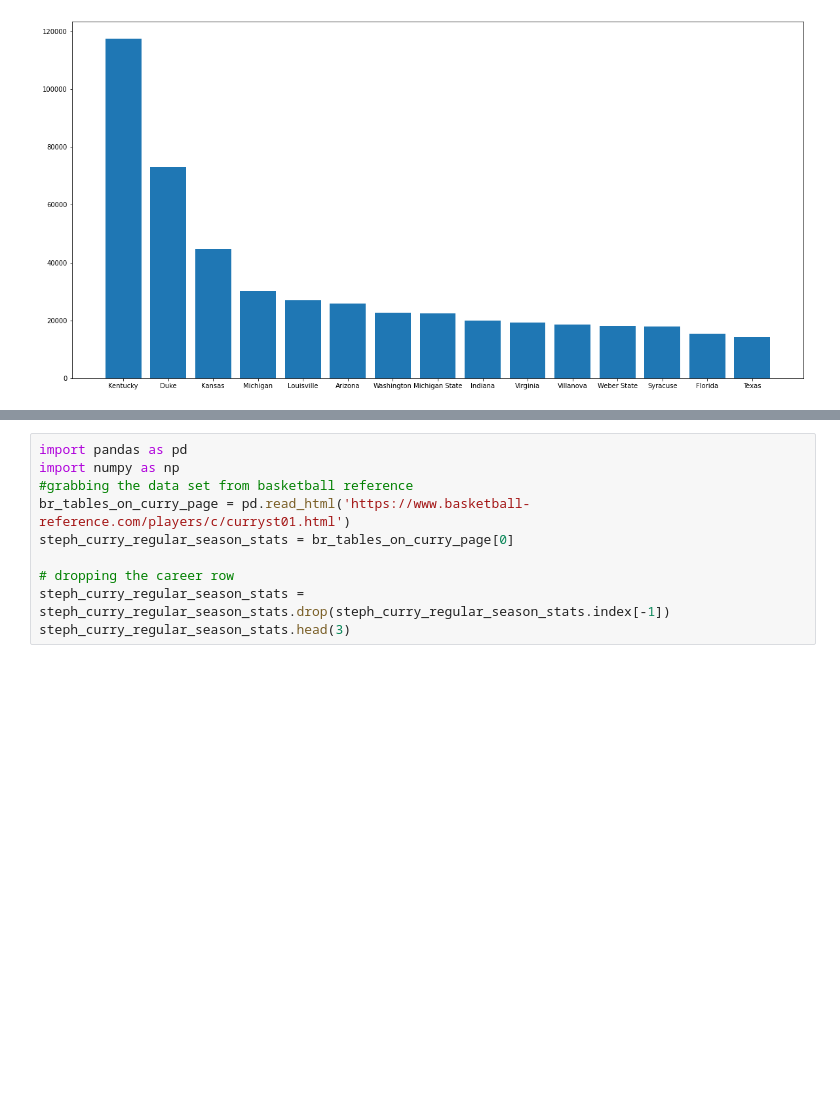
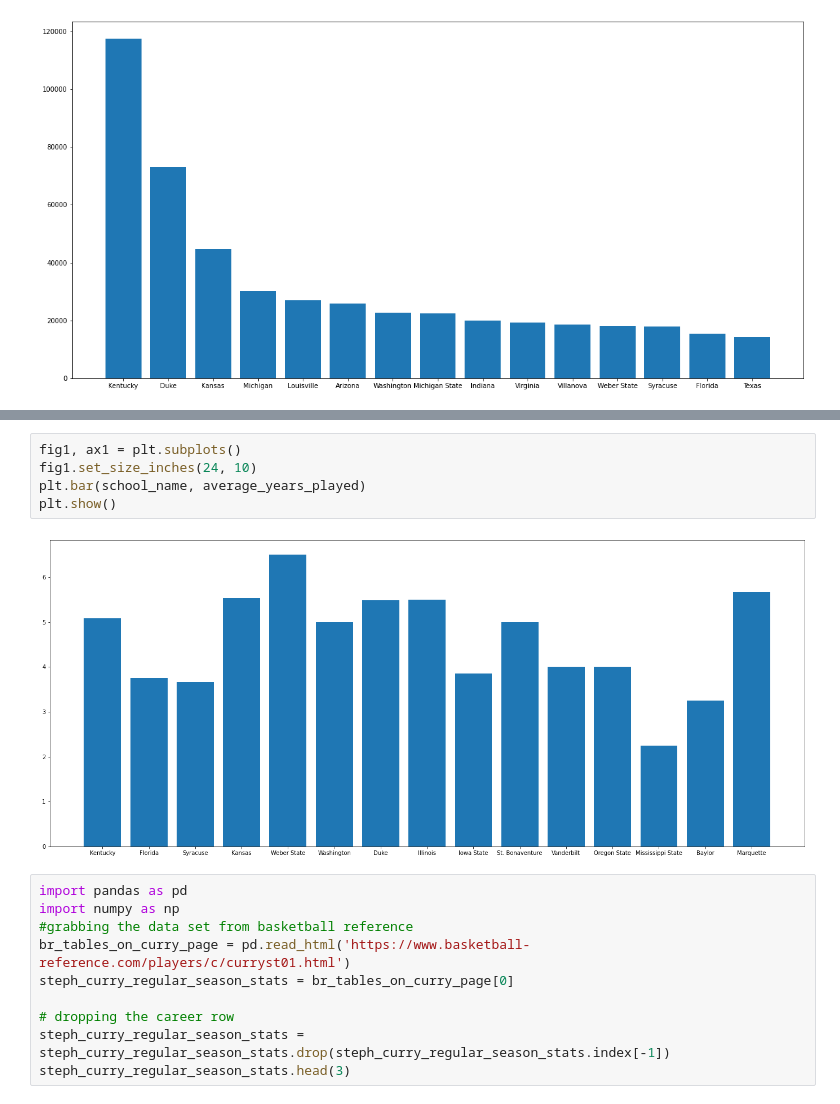
Before and after one commit to SNJ292/snj292.github.io, a Jupyter notebook: Final_Project.ipynb, the cells around one changed output, grey strips where cells are left out. Saved outputs shown, nothing was run; the diff lists cells and outputs as text; blank space fills up the shorter version.

```diff
--- a/Final_Project.ipynb
+++ b/Final_Project.ipynb
@@ -114,3 +127,10 @@ plt.show()
+# %%
+fig1, ax1 = plt.subplots()
+fig1.set_size_inches(24, 10)
+plt.bar(school_name, average_years_played)
+plt.show()
+# %% [output]
+[figure, added]
 # %%
 import pandas as pd
 import numpy as np
```
Also changed, not shown: parts of 8 cells of this notebook.
